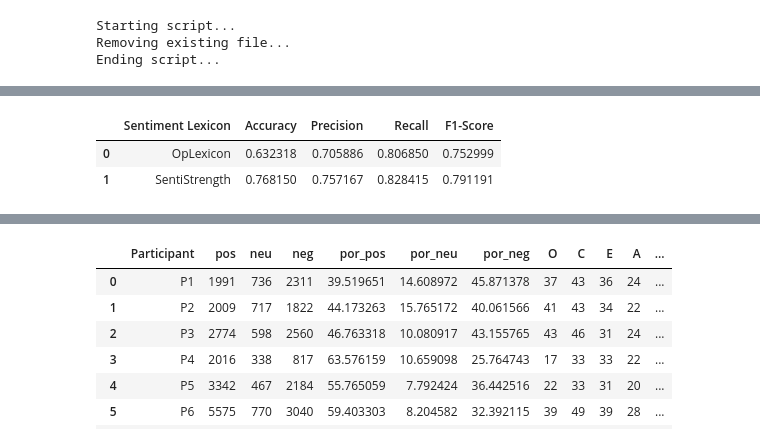
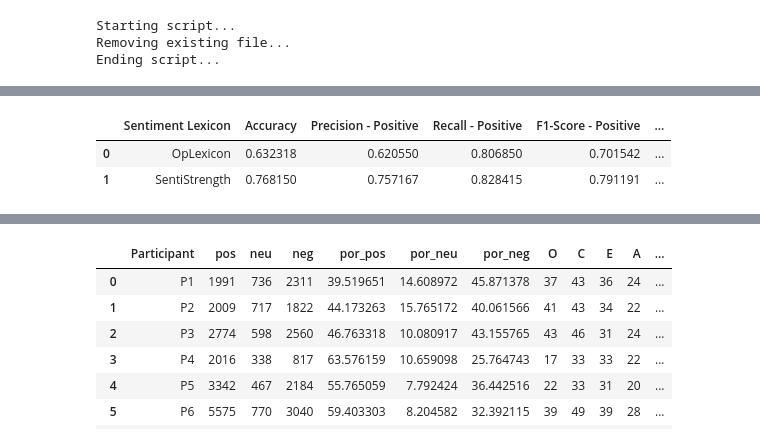
Before and after one commit to leosilva/peerj_computer_science_2022, a Jupyter notebook: Notebooks/Algorithms Statistics.ipynb, the cells around one changed output, grey strips where cells are left out. Cells and saved outputs as stored; diff of their text form; code cells hidden in the pictures.

```diff
--- a/Notebooks/Algorithms Statistics.ipynb
+++ b/Notebooks/Algorithms Statistics.ipynb
@@ -253,13 +272,30 @@ conf_vals = df['conf_matrix'].value_counts().to_dict()
 print(conf_vals)
 
 accuracy = (conf_vals['TP'] + conf_vals['TN']) / (conf_vals['TP'] + conf_vals['TN'] + conf_vals['FP'] + conf_vals['FN'])
-precision = conf_vals['TP'] / (conf_vals['TP'] + conf_vals['FP'])
-recall = conf_vals['TP'] / (conf_vals['TP'] + conf_vals['FN'])
-f1_score = 2*precision*recall / (precision + recall)
+precision_pos = conf_vals['TP'] / (conf_vals['TP'] + conf_vals['FP'])
+recall_pos = conf_vals['TP'] / (conf_vals['TP'] + conf_vals['FN'])
+f1_score_pos = 2*precision_pos*recall_pos / (precision_pos + recall_pos)
+print('---------------------')
 print('VADER X SENTISTRENGTH')
+print('---------------------')
+print('POSITIVE')
+print('--------')
 print('Accuracy: ', round(100 * accuracy, 2),'%',
-      '\nPrecision: ', round(100 * precision, 2),'%',
-      '\nRecall: ', round(100 * recall, 2),'%',
-      '\nF1 Score: ', round(100 * f1_score, 2),'%')
+      '\nPrecision: ', round(100 * precision_pos, 2),'%',
+      '\nRecall: ', round(100 * recall_pos, 2),'%',
+      '\nF1 Score: ', round(100 * f1_score_pos, 2),'%')
+
+print('--------')
+print('NEGATIVE')
+print('--------')
+
+precision_neg = conf_vals['TN'] / (conf_vals['TN'] + conf_vals['FN'])
+recall_neg = conf_vals['TN'] / (conf_vals['TN'] + conf_vals['FP'])
+f1_score_neg = 2*precision_neg*recall_neg / (precision_neg + recall_neg)
+
+print('Accuracy: ', round(100 * accuracy, 2),'%',
+      '\nPrecision: ', round(100 * precision_neg, 2),'%',
+      '\nRecall: ', round(100 * recall_neg, 2),'%',
+      '\nF1 Score: ', round(100 * f1_score_neg, 2),'%')
 # %% [output]
 {0: 38361, 'TP': 13813, 'TN': 10343, 'FP': 4430, 'FN': 2861}
@@ -271,15 +318,18 @@ F1 Score:  79.12 %
 # %%
 d = {
     'Sentiment Lexicon': 'SentiStrength',
     'Accuracy': accuracy,
-    'Precision': precision,
-    'Recall': recall,
-    'F1-Score': f1_score
+    'Precision - Positive': precision_pos,
+    'Recall - Positive': recall_pos,
+    'F1-Score - Positive': f1_score_pos,
+    'Precision - Negative': precision_neg,
+    'Recall - Negative': recall_neg,
+    'F1-Score - Negative': f1_score_neg
 }
 rdf = rdf.append(d, ignore_index=True)
 rdf
 # %% [output]
-|  | Sentiment Lexicon | Accuracy | Precision | Recall | F1-Score |
-| 0 | OpLexicon | 0.632318 | 0.705886 | 0.806850 | 0.752999 |
-| 1 | SentiStrength | 0.768150 | 0.757167 | 0.828415 | 0.791191 |
+|  | Sentiment Lexicon | Accuracy | Precision - Positive | Recall - Positive | F1-Score - Positive | ... |
+| 0 | OpLexicon | 0.632318 | 0.620550 | 0.806850 | 0.701542 | ... |
+| 1 | SentiStrength | 0.768150 | 0.757167 | 0.828415 | 0.791191 | ... |
 # %%
```
Also changed, not shown: parts of 11 cells of this notebook.
